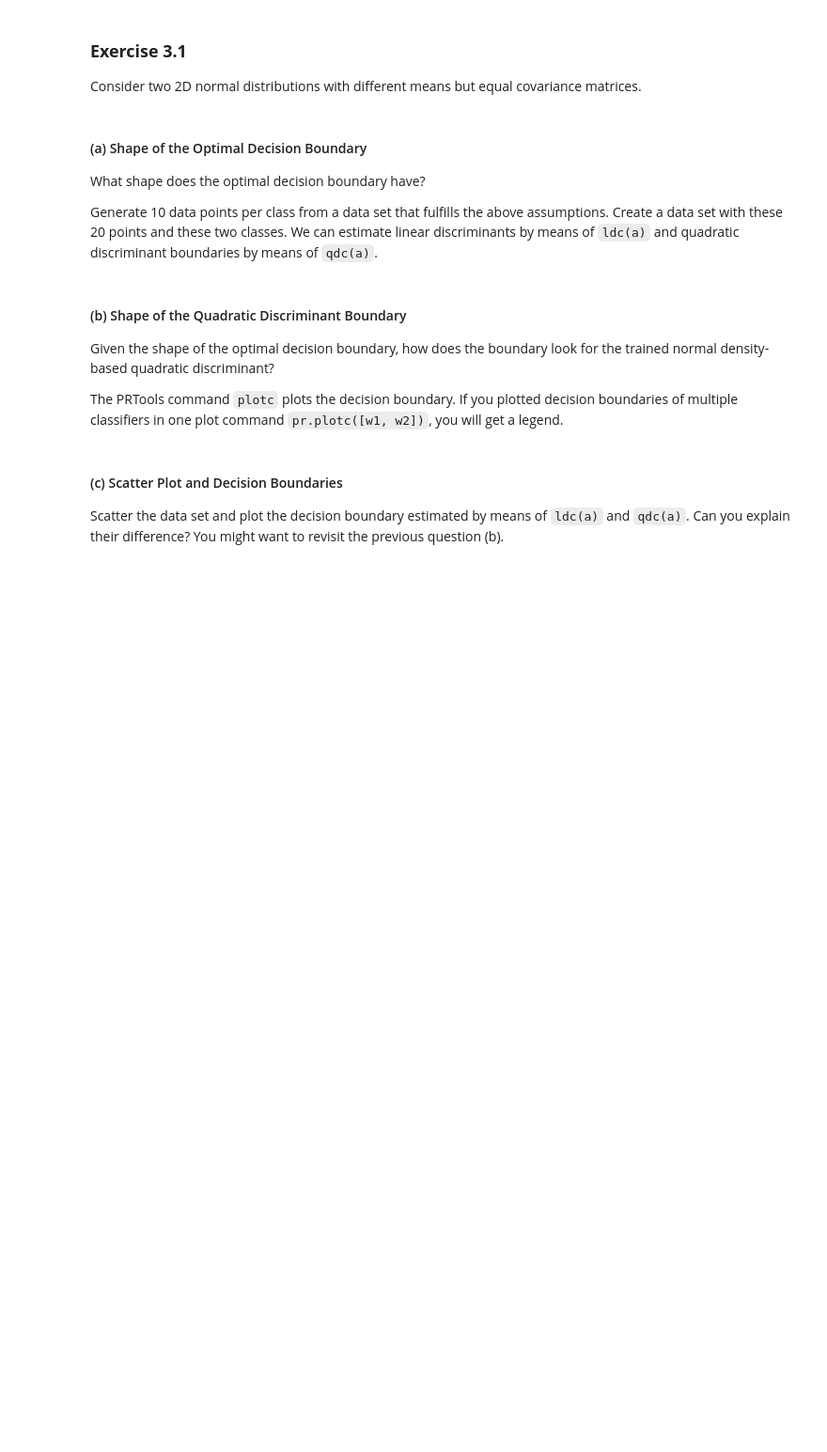
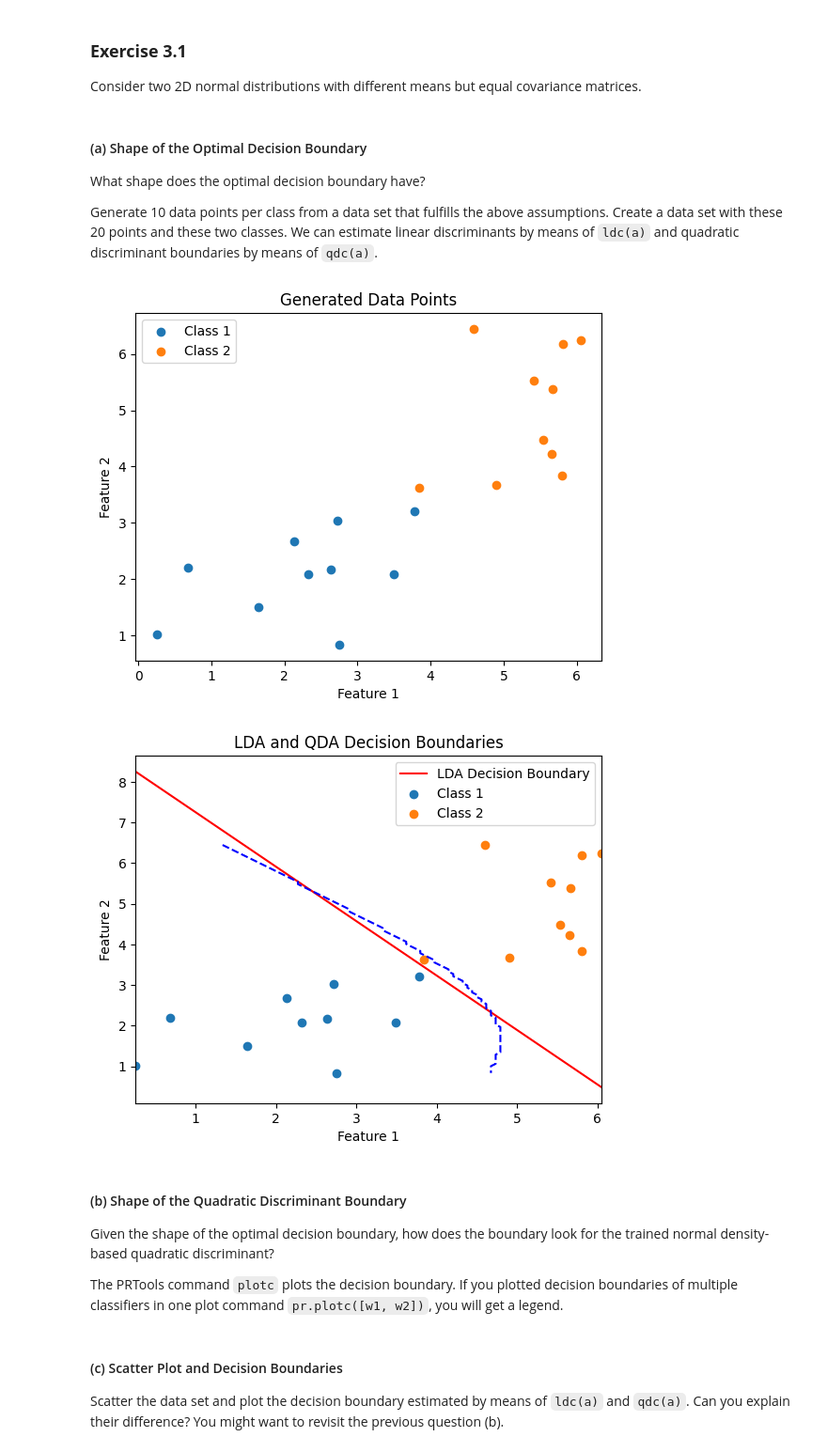
Before and after one commit to OmarTheMostWanted/CSE-DSAIT4005-Machine-and-Deep-Learning, a Jupyter notebook: Assignments/Assignment_1.ipynb, the cells around one changed output. Shown: that part at 94% size. Cells and saved outputs as stored; diff of their text form; code cells hidden in the pictures; blank space fills up the shorter version.

```diff
--- a/Assignments/Assignment_1.ipynb
+++ b/Assignments/Assignment_1.ipynb
@@ -1087,3 +1085,67 @@ Generate 10 data points per class from a data set that fulfills the above assump
+# %%
+import numpy as np
+import matplotlib.pyplot as plt
+from sklearn.discriminant_analysis import LinearDiscriminantAnalysis as LDA
+from sklearn.discriminant_analysis import QuadraticDiscriminantAnalysis as QDA
+
+# Set random seed for reproducibility
+np.random.seed(42)
+
+# Define the means of the two distributions
+mean1 = [2, 2]
+mean2 = [5, 5]
+
+# Define the common covariance matrix
+cov = [[1, 0.5], [0.5, 1]]
+
+# Generate 10 data points for each class
+class1 = np.random.multivariate_normal(mean1, cov, 10)
+class2 = np.random.multivariate_normal(mean2, cov, 10)
+
+# Combine the data points into one dataset
+X = np.vstack((class1, class2))
+y = np.array([0]*10 + [1]*10)  # Labels: 0 for class1, 1 for class2
+
+# Plot the data points
+plt.scatter(class1[:, 0], class1[:, 1], label='Class 1')
+plt.scatter(class2[:, 0], class2[:, 1], label='Class 2')
+plt.legend()
+plt.title('Generated Data Points')
+plt.xlabel('Feature 1')
+plt.ylabel('Feature 2')
+plt.show()
+
+# Linear Discriminant Analysis (LDA)
+lda = LDA()
+lda.fit(X, y)
+
+# Plot the linear decision boundary
+x_vals = np.linspace(min(X[:, 0]), max(X[:, 0]), 100)
+y_vals = -(lda.coef_[0][0] * x_vals + lda.intercept_[0]) / lda.coef_[0][1]
+plt.plot(x_vals, y_vals, label='LDA Decision Boundary', color='red')
+
+# Quadratic Discriminant Analysis (QDA)
+qda = QDA()
+qda.fit(X, y)
+
+# Plot the quadratic decision boundary
+xx, yy = np.meshgrid(np.linspace(min(X[:, 0]), max(X[:, 0]), 100),
+                     np.linspace(min(X[:, 1]), max(X[:, 1]), 100))
+Z = qda.predict(np.c_[xx.ravel(), yy.ravel()])
+Z = Z.reshape(xx.shape)
+plt.contour(xx, yy, Z, levels=[0.5], linestyles='dashed', colors='blue')
+
+# Plot the data points again
+plt.scatter(class1[:, 0], class1[:, 1], label='Class 1')
+plt.scatter(class2[:, 0], class2[:, 1], label='Class 2')
+plt.legend()
+plt.title('LDA and QDA Decision Boundaries')
+plt.xlabel('Feature 1')
+plt.ylabel('Feature 2')
+plt.show()
+# %% [output]
+[figure, added]
+[figure, added]
 # %% [markdown]
 #### (b) Shape of the Quadratic Discriminant Boundary
 
```
Also changed, not shown: parts of 1 cell of this notebook, 3 other files.
